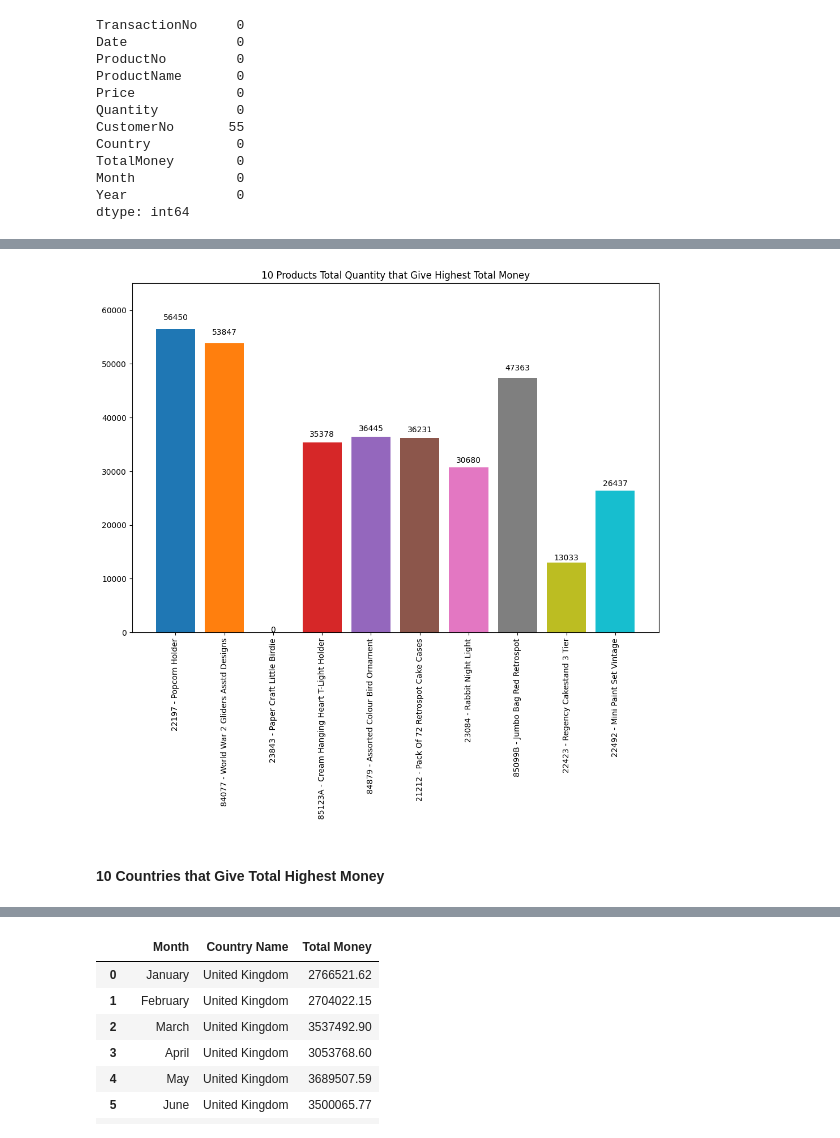
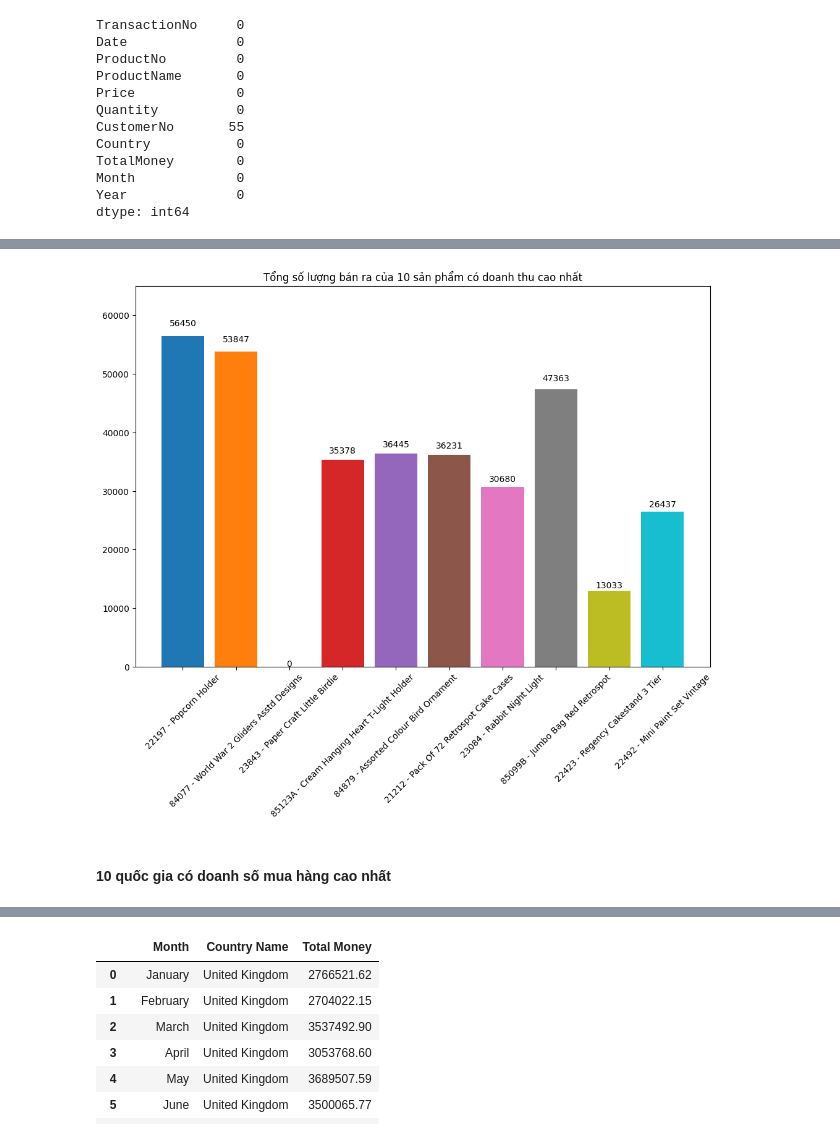
Before and after one commit to n0aHVN/Uni_DataMining_Final, a Jupyter notebook: e-commerce-business-transaction-eda.ipynb, the cells around one changed output, grey strips where cells are left out. Drawn from its saved outputs; the diff is of its cells as text; code cells hidden in the pictures.

```diff
--- a/e-commerce-business-transaction-eda.ipynb
+++ b/e-commerce-business-transaction-eda.ipynb
@@ -297,23 +254,23 @@ plt.show()
 # %%
 plt.figure(figsize=(12,8))
 
 listProductNo = dfProduct['ProductNo'].unique().copy()
 listProductName = dfProduct['ProductName'].unique().copy()
 
 for i in range(len(listProductNo)):
     totalQuantity = round(df['Quantity'].loc[df['ProductNo']==listProductNo[i]].sum(),2)
     labelx = listProductNo[i]+' - '+listProductName[i]
     plt.text(labelx,totalQuantity*1.03,totalQuantity,ha='center')
     plt.bar(x = labelx, height = totalQuantity)
 
 plt.ylim(0,65000)
-plt.title('10 Products Total Quantity that Give Highest Total Money')
-plt.xticks(rotation = 90)
+plt.title('Tổng số lượng bán ra của 10 sản phẩm có doanh thu cao nhất')
+plt.xticks(rotation = 45)
 plt.show()
 # %% [output]
-[figure, old version]
+[figure, new version]
 # %% [markdown]
-#### 10 Countries that Give Total Highest Money
+#### 10 quốc gia có doanh số mua hàng cao nhất
 # %%
 # Variable to Store
 listCountry = df['Country'].unique()
```
Also changed, not shown: parts of 31 cells of this notebook, 4 other files.
